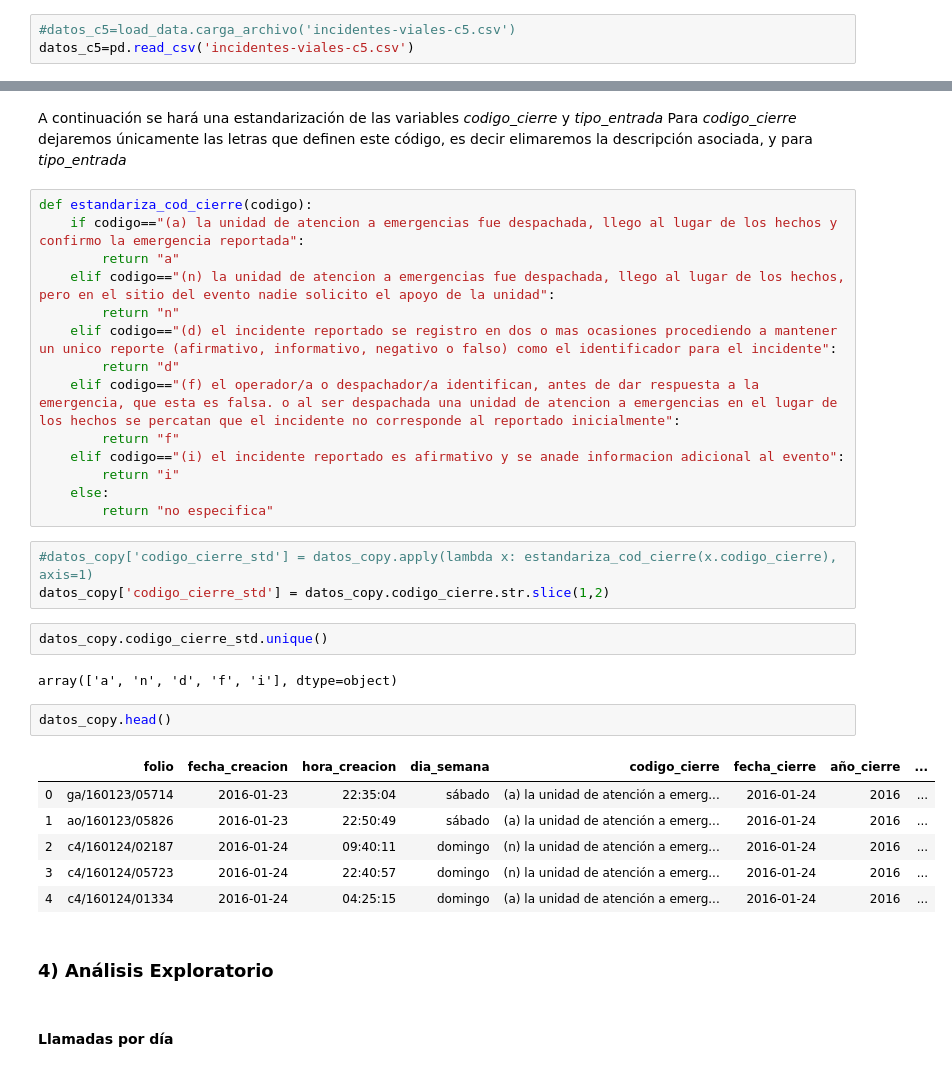
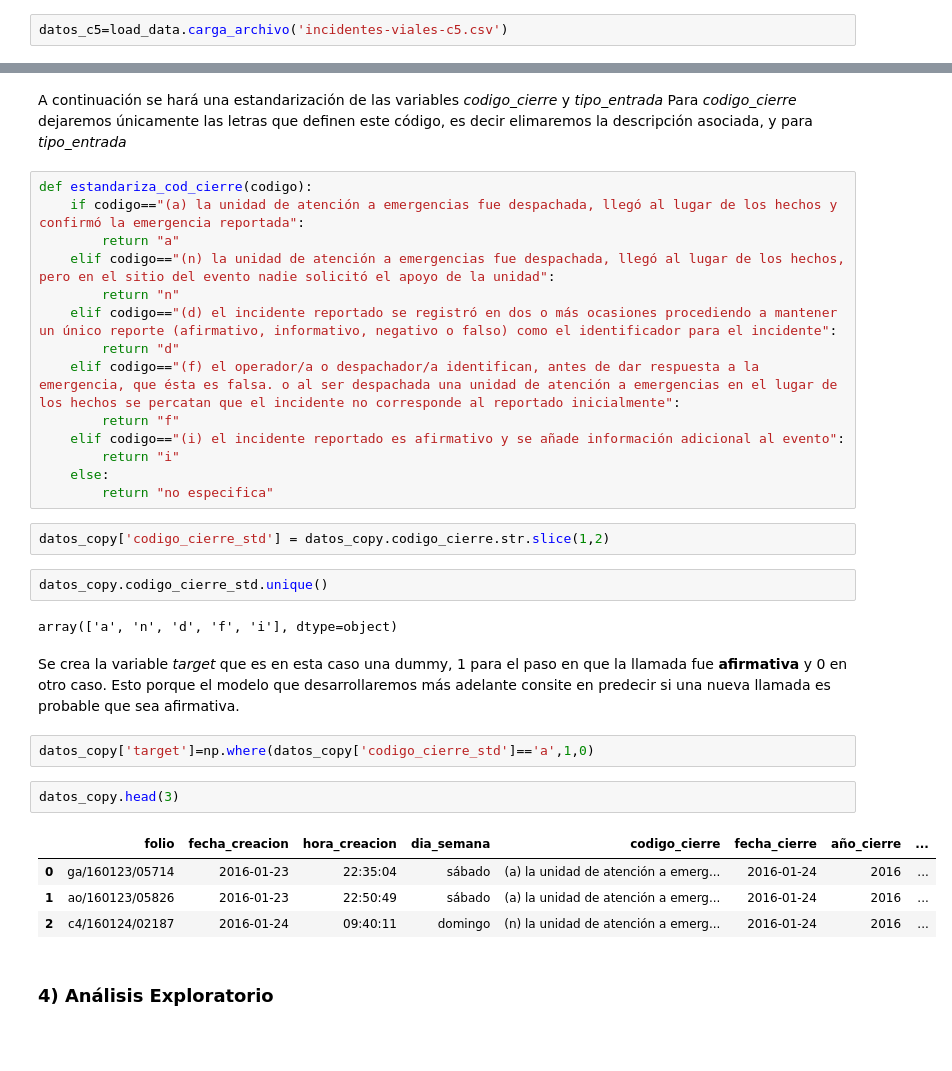
Before and after one commit to ArquitecturaProductoDatos7/Diseno_producto_de_datos-, a Jupyter notebook: EDA/EDA_c5.ipynb, the cells around one changed output, grey strips where cells are left out. Drawn from its saved outputs; the diff is of its cells as text; blank space fills up the shorter version.

```diff
--- a/EDA/EDA_c5.ipynb
+++ b/EDA/EDA_c5.ipynb
@@ -43,4 +44,3 @@ import seaborn as sns
 # %%
-#datos_c5=load_data.carga_archivo('incidentes-viales-c5.csv')
-datos_c5=pd.read_csv('incidentes-viales-c5.csv')
+datos_c5=load_data.carga_archivo('incidentes-viales-c5.csv')
 # %%
@@ -189,35 +187,34 @@ A continuación se hará una estandarización de las variables <i>codigo_cierre<
 Para <i>codigo_cierre</i> dejaremos únicamente las letras que definen este código, es decir elimaremos la descripción asociada, y para <i>tipo_entrada</i>
 # %%
 def estandariza_cod_cierre(codigo):
-    if codigo=="(a) la unidad de atencion a emergencias fue despachada, llego al lugar de los hechos y confirmo la emergencia reportada":
+    if codigo=="(a) la unidad de atención a emergencias fue despachada, llegó al lugar de los hechos y confirmó la emergencia reportada":
         return "a"
-    elif codigo=="(n) la unidad de atencion a emergencias fue despachada, llego al lugar de los hechos, pero en el sitio del evento nadie solicito el apoyo de la unidad":
+    elif codigo=="(n) la unidad de atención a emergencias fue despachada, llegó al lugar de los hechos, pero en el sitio del evento nadie solicitó el apoyo de la unidad":
         return "n"
-    elif codigo=="(d) el incidente reportado se registro en dos o mas ocasiones procediendo a mantener un unico reporte (afirmativo, informativo, negativo o falso) como el identificador para el incidente":
+    elif codigo=="(d) el incidente reportado se registró en dos o más ocasiones procediendo a mantener un único reporte (afirmativo, informativo, negativo o falso) como el identificador para el incidente":
         return "d"
-    elif codigo=="(f) el operador/a o despachador/a identifican, antes de dar respuesta a la emergencia, que esta es falsa. o al ser despachada una unidad de atencion a emergencias en el lugar de los hechos se percatan que el incidente no corresponde al reportado inicialmente":
+    elif codigo=="(f) el operador/a o despachador/a identifican, antes de dar respuesta a la emergencia, que ésta es falsa. o al ser despachada una unidad de atención a emergencias en el lugar de los hechos se percatan que el incidente no corresponde al reportado inicialmente":
         return "f"
-    elif codigo=="(i) el incidente reportado es afirmativo y se anade informacion adicional al evento":
+    elif codigo=="(i) el incidente reportado es afirmativo y se añade información adicional al evento":
         return "i"
     else:
         return "no especifica"
 # %%
-#datos_copy['codigo_cierre_std'] = datos_copy.apply(lambda x: estandariza_cod_cierre(x.codigo_cierre), axis=1)
 datos_copy['codigo_cierre_std'] = datos_copy.codigo_cierre.str.slice(1,2)
 # %%
 datos_copy.codigo_cierre_std.unique()
 # %% [output]
 array(['a', 'n', 'd', 'f', 'i'], dtype=object)
+# %% [markdown]
+Se crea la variable <i>target</i> que es en esta caso una dummy, 1 para el paso en que la llamada fue **afirmativa** y 0 en otro caso. Esto porque el modelo que desarrollaremos más adelante consite en predecir si una nueva llamada es probable que sea afirmativa.
+# %%
+datos_copy['target']=np.where(datos_copy['codigo_cierre_std']=='a',1,0)
 # %%
-datos_copy.head()
+datos_copy.head(3)
 # %% [output]
 |  | folio | fecha_creacion | hora_creacion | dia_semana | codigo_cierre | fecha_cierre | año_cierre | ... |
 | 0 | ga/160123/05714 | 2016-01-23 | 22:35:04 | sábado | (a) la unidad de atención a emerg... | 2016-01-24 | 2016 | ... |
 | 1 | ao/160123/05826 | 2016-01-23 | 22:50:49 | sábado | (a) la unidad de atención a emerg... | 2016-01-24 | 2016 | ... |
 | 2 | c4/160124/02187 | 2016-01-24 | 09:40:11 | domingo | (n) la unidad de atención a emerg... | 2016-01-24 | 2016 | ... |
-| 3 | c4/160124/05723 | 2016-01-24 | 22:40:57 | domingo | (n) la unidad de atención a emerg... | 2016-01-24 | 2016 | ... |
-| 4 | c4/160124/01334 | 2016-01-24 | 04:25:15 | domingo | (a) la unidad de atención a emerg... | 2016-01-24 | 2016 | ... |
 # %% [markdown]
 ### 4) Análisis Exploratorio
-# %% [markdown]
-#### Llamadas por día
```
Also changed, not shown: parts of 23 cells of this notebook.
